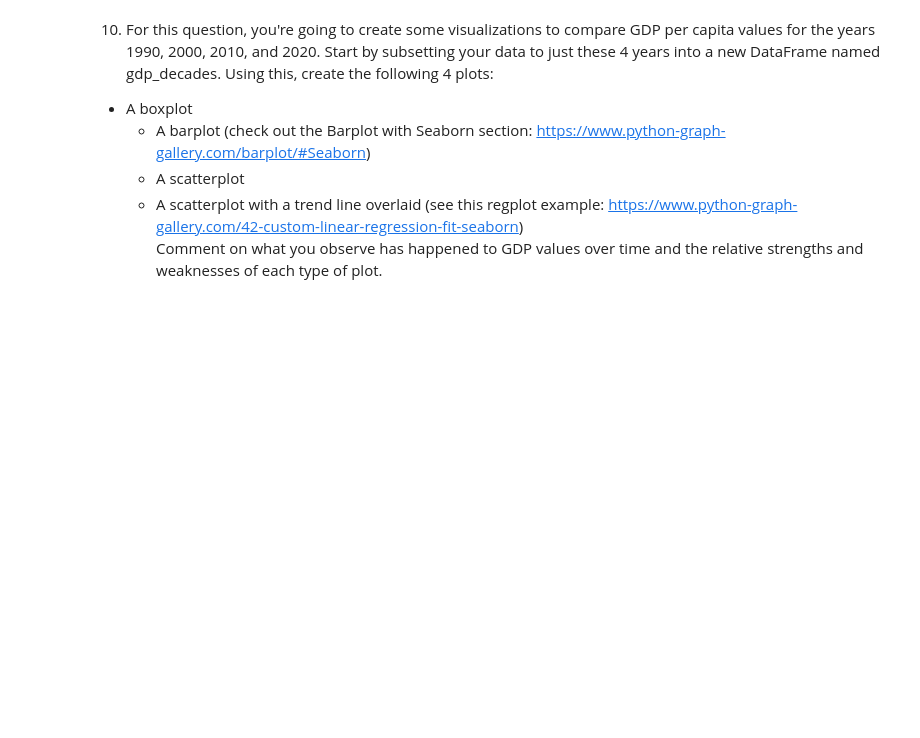
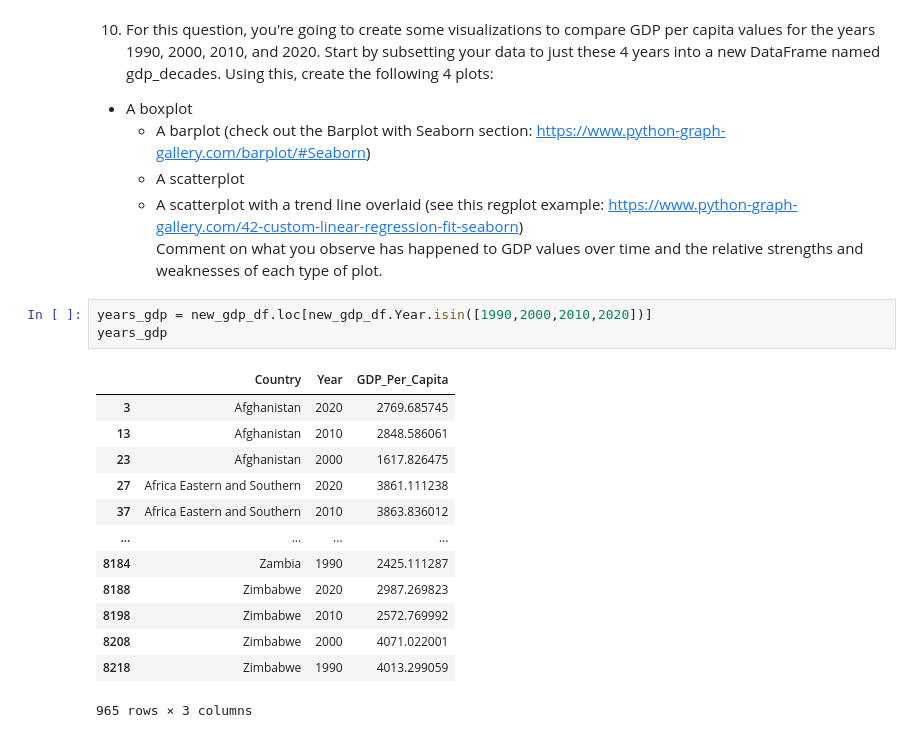
Before and after one commit to NSS-Data-Analytics-Cohort-15/un-exploration-GooseCorpse21, a Jupyter notebook: notebooks/un-exploration project.ipynb, the cells around one changed output. Cells and saved outputs as stored; diff of their text form; blank space fills up the shorter version.

```diff
--- a/notebooks/un-exploration project.ipynb
+++ b/notebooks/un-exploration project.ipynb
@@ -161,3 +161,20 @@ gdp_2020['GDP_Per_Capita'].median()
 	* A scatterplot
 	* A scatterplot with a trend line overlaid (see this regplot example: https://www.python-graph-gallery.com/42-custom-linear-regression-fit-seaborn)
 Comment on what you observe has happened to GDP values over time and the relative strengths and weaknesses of each type of plot.
+# %%
+years_gdp = new_gdp_df.loc[new_gdp_df.Year.isin([1990,2000,2010,2020])]
+years_gdp
+# %% [output]
+|  | Country | Year | GDP_Per_Capita |
+| 3 | Afghanistan | 2020 | 2769.685745 |
+| 13 | Afghanistan | 2010 | 2848.586061 |
+| 23 | Afghanistan | 2000 | 1617.826475 |
+| 27 | Africa Eastern and Southern | 2020 | 3861.111238 |
+| 37 | Africa Eastern and Southern | 2010 | 3863.836012 |
+| ... | ... | ... | ... |
+| 8184 | Zambia | 1990 | 2425.111287 |
+| 8188 | Zimbabwe | 2020 | 2987.269823 |
+| 8198 | Zimbabwe | 2010 | 2572.769992 |
+| 8208 | Zimbabwe | 2000 | 4071.022001 |
+| 8218 | Zimbabwe | 1990 | 4013.299059 |
+965 rows × 3 columns
```
Also changed, not shown: parts of 11 cells of this notebook.
